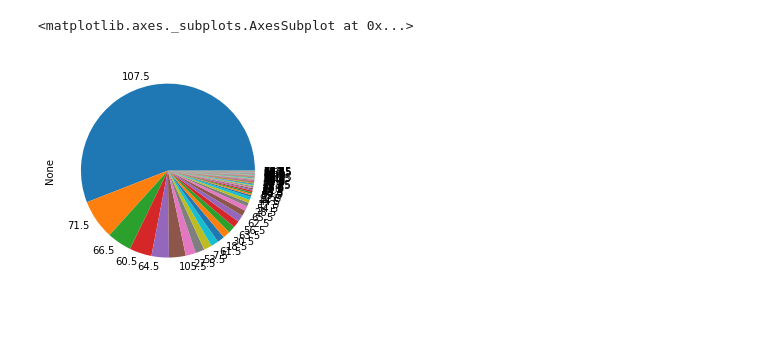
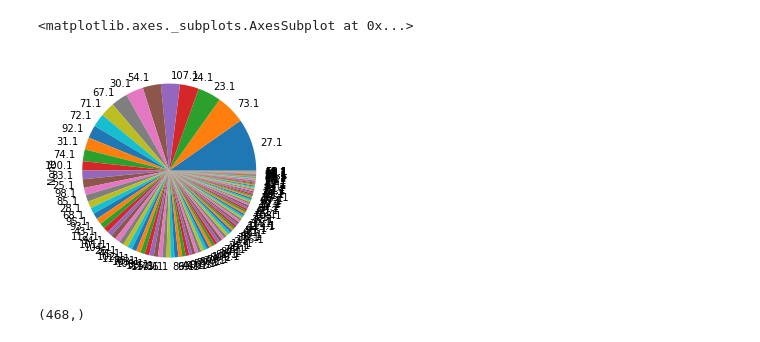
Before and after one commit to SrMouraSilva/RBM, a Jupyter notebook: experiments/notebooks/Pedalboards - Prepare data.ipynb, the cells around one changed output. Cells and saved outputs as stored; diff of their text form; code cells hidden in the pictures.

```diff
--- a/experiments/notebooks/Pedalboards - Prepare data.ipynb
+++ b/experiments/notebooks/Pedalboards - Prepare data.ipynb
@@ -5,10 +7,10 @@ from sklearn.model_selection import train_test_split
 # %%
 data = pd.read_csv('../data/pedalboard-plugin-full-bag-of-words.csv', sep=",", index_col=['index', 'id'])
 # %%
-data[[f'{i}.5' for i in range(117)]].sum().sort_values(ascending=False).plot.pie()
+data[[f'{i}.1' for i in range(117)]].sum().sort_values(ascending=False).plot.pie()
 # %% [output]
 <matplotlib.axes._subplots.AxesSubplot at 0x...>
-[figure, old version]
+[figure, new version]
 # %%
 x_train, x_test = train_test_split(data_copy, test_size=.2, random_state=42)
 # %%
@@ -27,0 +30,14 @@ y_test.to_csv('../data/pedalboard-plugin-y_test.csv')
+# %%
+x_train, x_test = train_test_split(data_copy, test_size=.2, random_state=42)
+
+i = int(len(x_train.columns) / 6)
+
+columns_train = np.append(data.columns[:i], data.columns[i*2:])
+columns_test = data.columns[i:i*2]
+
+print(data.columns[i*2:].shape)
+
+x_train_1, y_train_1 = x_train[columns_train], x_train[columns_test]
+x_test_1, y_test_1 = x_test[columns_train], x_test[columns_test]
+# %% [output]
+(468,)
```
Also changed, not shown: parts of 4 cells of this notebook, 15 other files.
